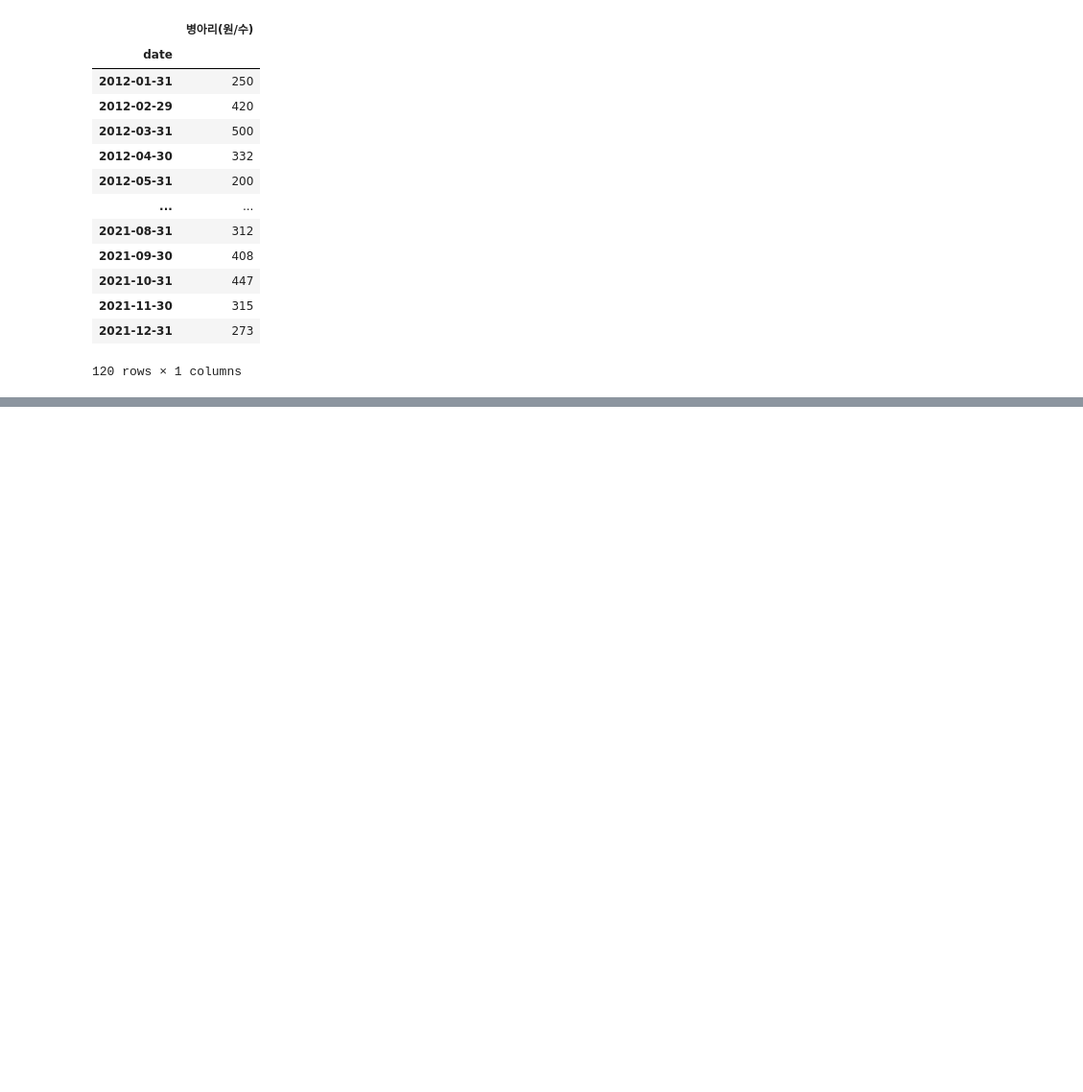
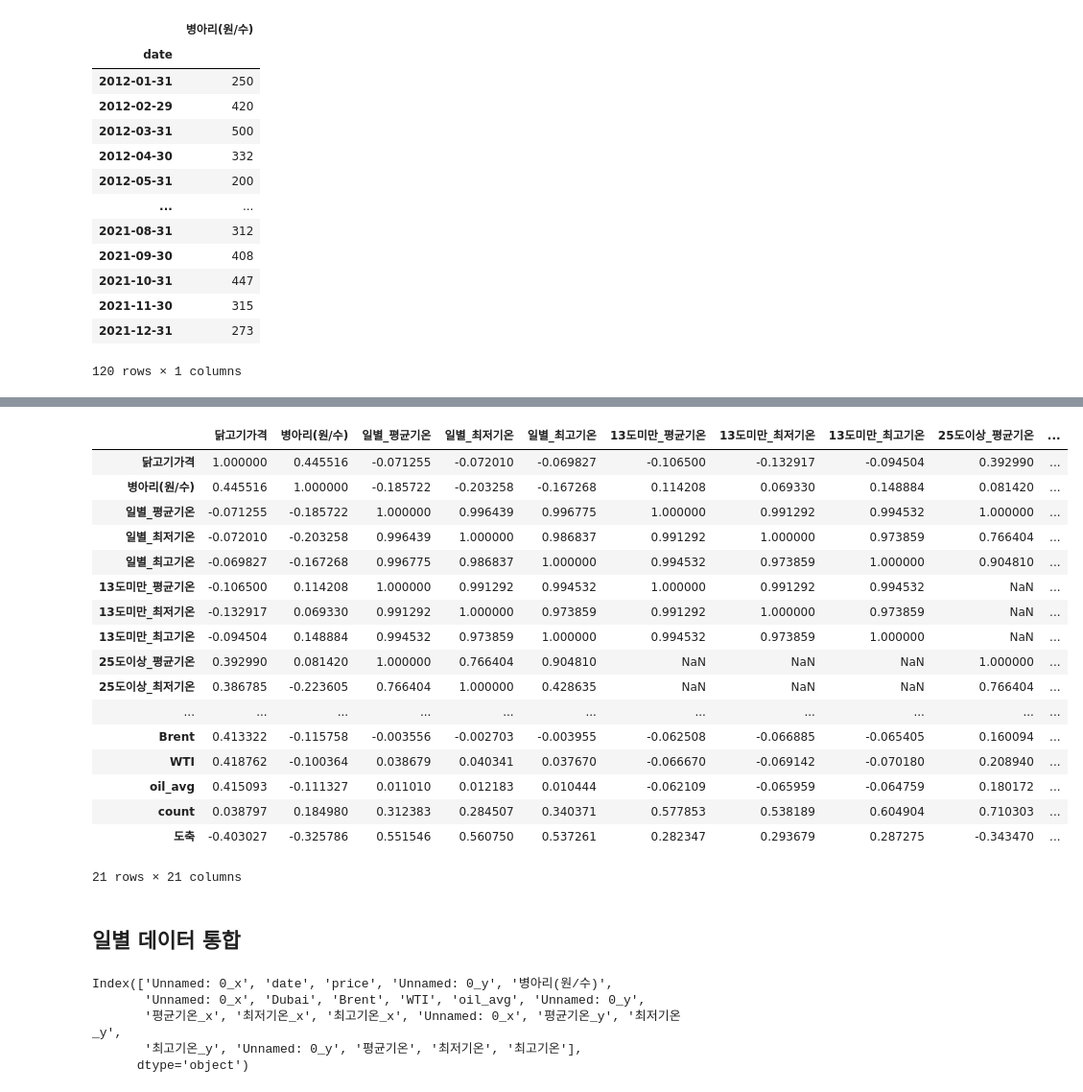
Before and after one commit to fin-special/chicken_price_prediction, a Jupyter notebook: 데이터전처리/hyebin.ipynb, the cells around one changed output, grey strips where cells are left out. Shown at 96% size. Drawn from its saved outputs; the diff is of its cells as text; code cells hidden in the pictures; blank space fills up the shorter version.

```diff
--- a/데이터전처리/hyebin.ipynb
+++ b/데이터전처리/hyebin.ipynb
@@ -496,0 +507,19 @@ monthly_chick_price.to_csv('./pre_data/월별_병아리가격.csv')
+# %%
+# 월별 데이터 통합
+monthly_under_13 = pd.read_csv('./pre_data/월별_13도_미만_기온.csv')
+monthly_over_25 = pd.read_csv('./pre_data/월별_25도_이상_기온.csv')
+monthly_chicken_import = pd.read_csv('./pre_data/월별_닭고기_수입량.csv')
+monthly_chicken = pd.read_csv('./pre_data/월별_닭고기가격.csv')
+monthly_chick = pd.read_csv('./pre_data/월별_병아리가격.csv')
+monthly_feed = pd.read_csv('./pre_data/월별_사료값.csv')
+monthly_oil = pd.read_csv('./pre_data/월별_원유가격.csv')
+monthly_temp = pd.read_csv('./pre_data/월별_전국_평균기온.csv')
+monthly_breeding = pd.read_csv('./pre_data/월별_종계입식현황.csv')
+monthly_hot = pd.read_csv('./pre_data/월별_폭염있는달.csv')
+monthly_cold = pd.read_csv('./pre_data/월별_한파있는달.csv')
+monthly_kill = pd.read_csv('./pre_data/월별_도축건수.csv')
+# %%
+dfs = [monthly_chicken, monthly_chick, monthly_temp, monthly_under_13, monthly_over_25, monthly_hot, monthly_cold, monthly_chicken_import, monthly_feed, monthly_oil, monthly_breeding, monthly_kill]
+
+import functools as ft
+df_m_final = ft.reduce(lambda left,right : pd.merge(left,right, on='date',how='left'), dfs)
@@ -496,0 +553,2 @@ monthly_chick_price.to_csv('./pre_data/월별_병아리가격.csv')
+# %%
+df_m_final.drop(columns=['Unnamed: 0_x','Unnamed: 0_y'],inplace=True)
@@ -496,0 +579,5 @@ monthly_chick_price.to_csv('./pre_data/월별_병아리가격.csv')
+# %%
+df_m_final = df_m_final.rename(columns={'price':'닭고기가격',
+                                    '평균기온_x':'일별_평균기온','최저기온_x':'일별_최저기온','최고기온_x':'일별_최고기온',
+                                    '평균기온_y':'13도미만_평균기온','최저기온_y':'13도미만_최저기온','최고기온_y':'13도미만_최고기온',
+                                    '평균기온': '25도이상_평균기온', '최저기온':'25도이상_최저기온', '최고기온':'25도이상_최고기온'})
@@ -496,0 +602,23 @@ monthly_chick_price.to_csv('./pre_data/월별_병아리가격.csv')
+# %%
+df_m_final.corr()
+# %% [output]
+|  | 닭고기가격 | 병아리(원/수) | 일별_평균기온 | 일별_최저기온 | 일별_최고기온 | 13도미만_평균기온 | 13도미만_최저기온 | 13도미만_최고기온 | 25도이상_평균기온 | ... |
+| 닭고기가격 | 1.000000 | 0.445516 | -0.071255 | -0.072010 | -0.069827 | -0.106500 | -0.132917 | -0.094504 | 0.392990 | ... |
+| 병아리(원/수) | 0.445516 | 1.000000 | -0.185722 | -0.203258 | -0.167268 | 0.114208 | 0.069330 | 0.148884 | 0.081420 | ... |
+| 일별_평균기온 | -0.071255 | -0.185722 | 1.000000 | 0.996439 | 0.996775 | 1.000000 | 0.991292 | 0.994532 | 1.000000 | ... |
+| 일별_최저기온 | -0.072010 | -0.203258 | 0.996439 | 1.000000 | 0.986837 | 0.991292 | 1.000000 | 0.973859 | 0.766404 | ... |
+| 일별_최고기온 | -0.069827 | -0.167268 | 0.996775 | 0.986837 | 1.000000 | 0.994532 | 0.973859 | 1.000000 | 0.904810 | ... |
+| 13도미만_평균기온 | -0.106500 | 0.114208 | 1.000000 | 0.991292 | 0.994532 | 1.000000 | 0.991292 | 0.994532 | NaN | ... |
+| 13도미만_최저기온 | -0.132917 | 0.069330 | 0.991292 | 1.000000 | 0.973859 | 0.991292 | 1.000000 | 0.973859 | NaN | ... |
+| 13도미만_최고기온 | -0.094504 | 0.148884 | 0.994532 | 0.973859 | 1.000000 | 0.994532 | 0.973859 | 1.000000 | NaN | ... |
+| 25도이상_평균기온 | 0.392990 | 0.081420 | 1.000000 | 0.766404 | 0.904810 | NaN | NaN | NaN | 1.000000 | ... |
+| 25도이상_최저기온 | 0.386785 | -0.223605 | 0.766404 | 1.000000 | 0.428635 | NaN | NaN | NaN | 0.766404 | ... |
+| ... | ... | ... | ... | ... | ... | ... | ... | ... | ... | ... |
+| Brent | 0.413322 | -0.115758 | -0.003556 | -0.002703 | -0.003955 | -0.062508 | -0.066885 | -0.065405 | 0.160094 | ... |
+| WTI | 0.418762 | -0.100364 | 0.038679 | 0.040341 | 0.037670 | -0.066670 | -0.069142 | -0.070180 | 0.208940 | ... |
+| oil_avg | 0.415093 | -0.111327 | 0.011010 | 0.012183 | 0.010444 | -0.062109 | -0.065959 | -0.064759 | 0.180172 | ... |
+| count | 0.038797 | 0.184980 | 0.312383 | 0.284507 | 0.340371 | 0.577853 | 0.538189 | 0.604904 | 0.710303 | ... |
+| 도축 | -0.403027 | -0.325786 | 0.551546 | 0.560750 | 0.537261 | 0.282347 | 0.293679 | 0.287275 | -0.343470 | ... |
+21 rows × 21 columns
+# %% [markdown]
+## 일별 데이터 통합
@@ -496,0 +638,8 @@ monthly_chick_price.to_csv('./pre_data/월별_병아리가격.csv')
+# %%
+df_final.columns
+# %% [output]
+Index(['Unnamed: 0_x', 'date', 'price', 'Unnamed: 0_y', '병아리(원/수)',
+       'Unnamed: 0_x', 'Dubai', 'Brent', 'WTI', 'oil_avg', 'Unnamed: 0_y',
+       '평균기온_x', '최저기온_x', '최고기온_x', 'Unnamed: 0_x', '평균기온_y', '최저기온_y',
+       '최고기온_y', 'Unnamed: 0_y', '평균기온', '최저기온', '최고기온'],
+      dtype='object')
```
Also changed, not shown: parts of 25 cells of this notebook, 2 other files.
